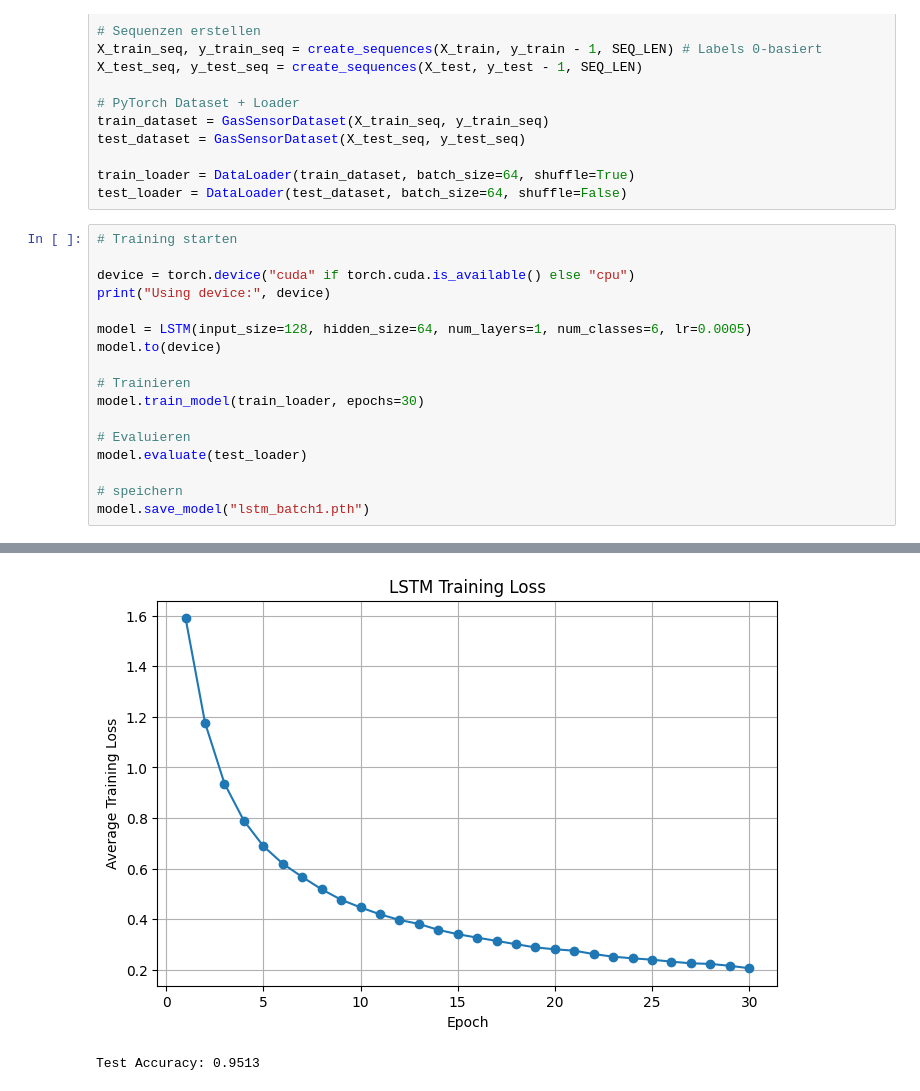
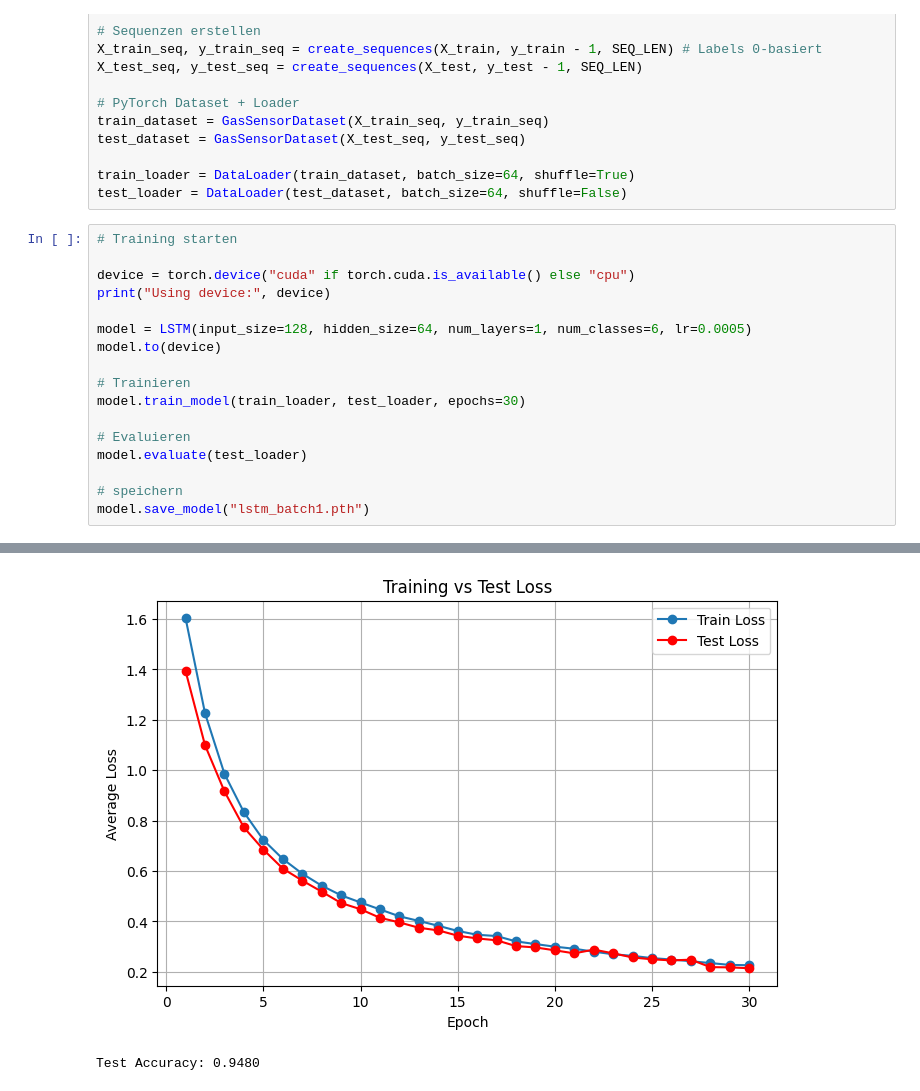
Before and after one commit to VolliBinJackson/gas-sensor-classification, a Jupyter notebook: LSTM.ipynb, the cells around one changed output, grey strips where cells are left out. Cells and saved outputs as stored; diff of their text form.

```diff
--- a/LSTM.ipynb
+++ b/LSTM.ipynb
@@ -151,7 +189,7 @@ model = LSTM(input_size=128, hidden_size=64, num_layers=1, num_classes=6, lr=0.0
 model.to(device)
 
 # Trainieren
-model.train_model(train_loader, epochs=30)
+model.train_model(train_loader, test_loader, epochs=30)
 
 # Evaluieren
 model.evaluate(test_loader)
@@ -179,5 +217,5 @@ Epoch [30/30], Loss: 0.2061
-[figure, old version]
+[figure, new version]
-Test Accuracy: 0.9513
+Test Accuracy: 0.9480
 # %%
 # NEU: 5-Fold Cross Validation
 
```
Also changed, not shown: parts of 3 cells of this notebook.
